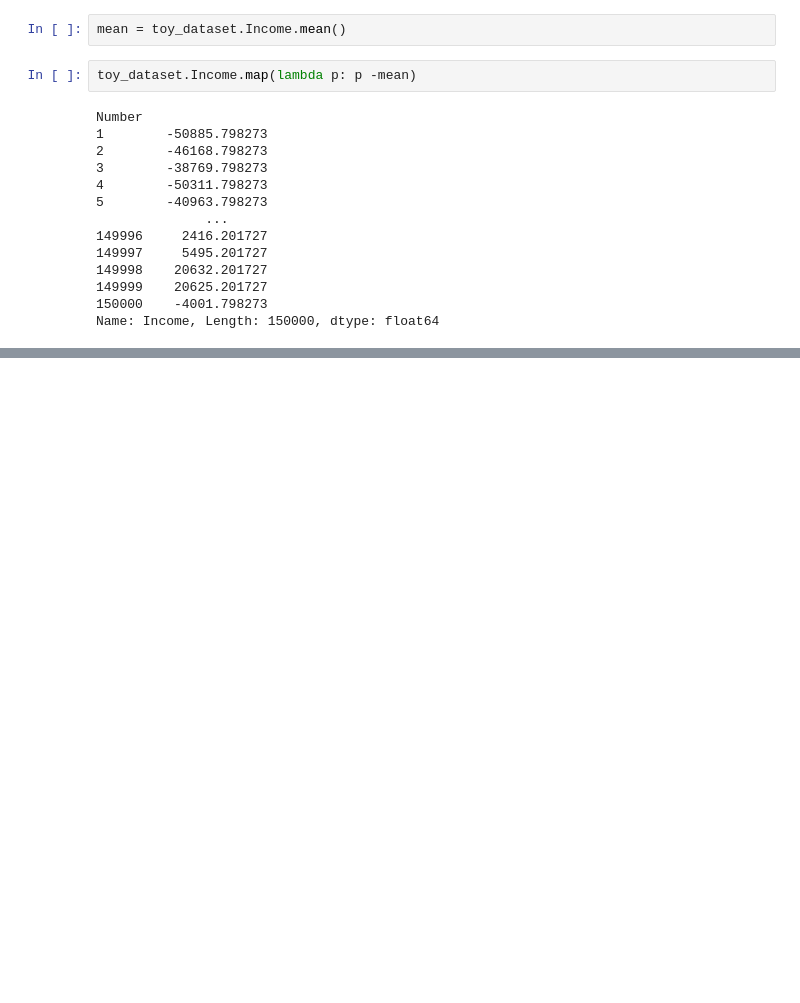
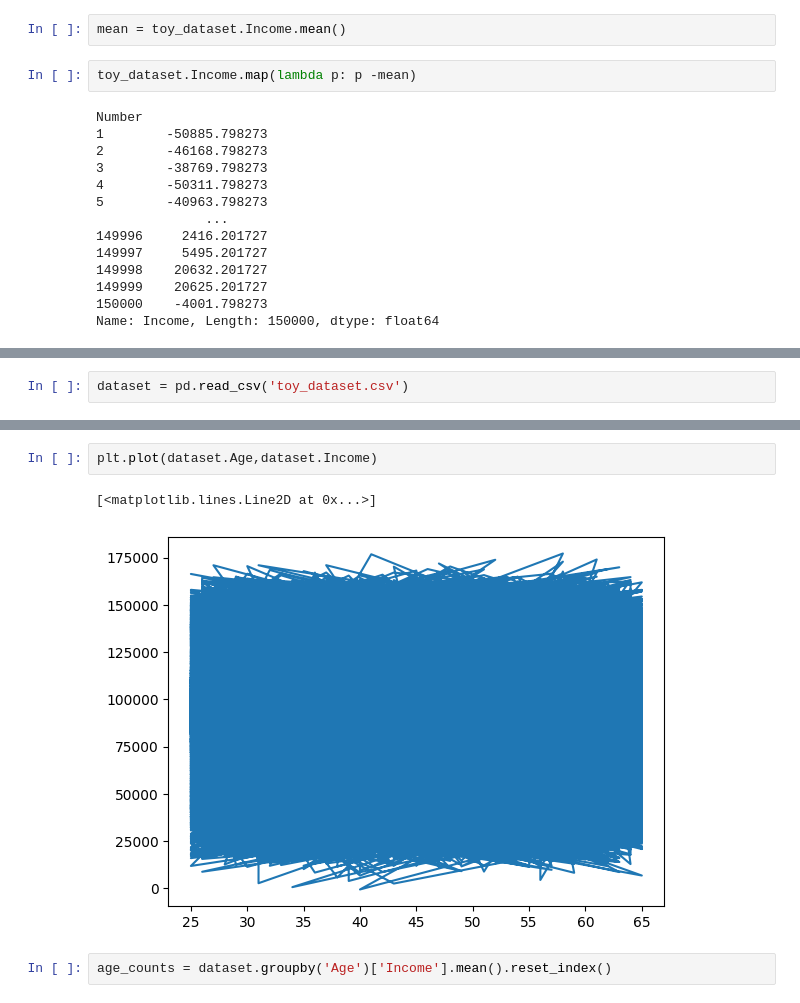
Before and after one commit to naveenkumarkk/practice_ds_algo, a Jupyter notebook: pandas_tutorial_1.ipynb, the cells around one changed output, grey strips where cells are left out. Cells and saved outputs as stored; diff of their text form; blank space fills up the shorter version.

```diff
--- a/pandas_tutorial_1.ipynb
+++ b/pandas_tutorial_1.ipynb
@@ -294,0 +1033,2 @@ Name: Income, Length: 150000, dtype: float64
+# %%
+dataset = pd.read_csv('toy_dataset.csv')
@@ -294,0 +1051,7 @@ Name: Income, Length: 150000, dtype: float64
+# %%
+plt.plot(dataset.Age,dataset.Income)
+# %% [output]
+[<matplotlib.lines.Line2D at 0x...>]
+[figure, added]
+# %%
+age_counts = dataset.groupby('Age')['Income'].mean().reset_index()
```
Also changed, not shown: parts of 107 cells of this notebook, 10 other files.
